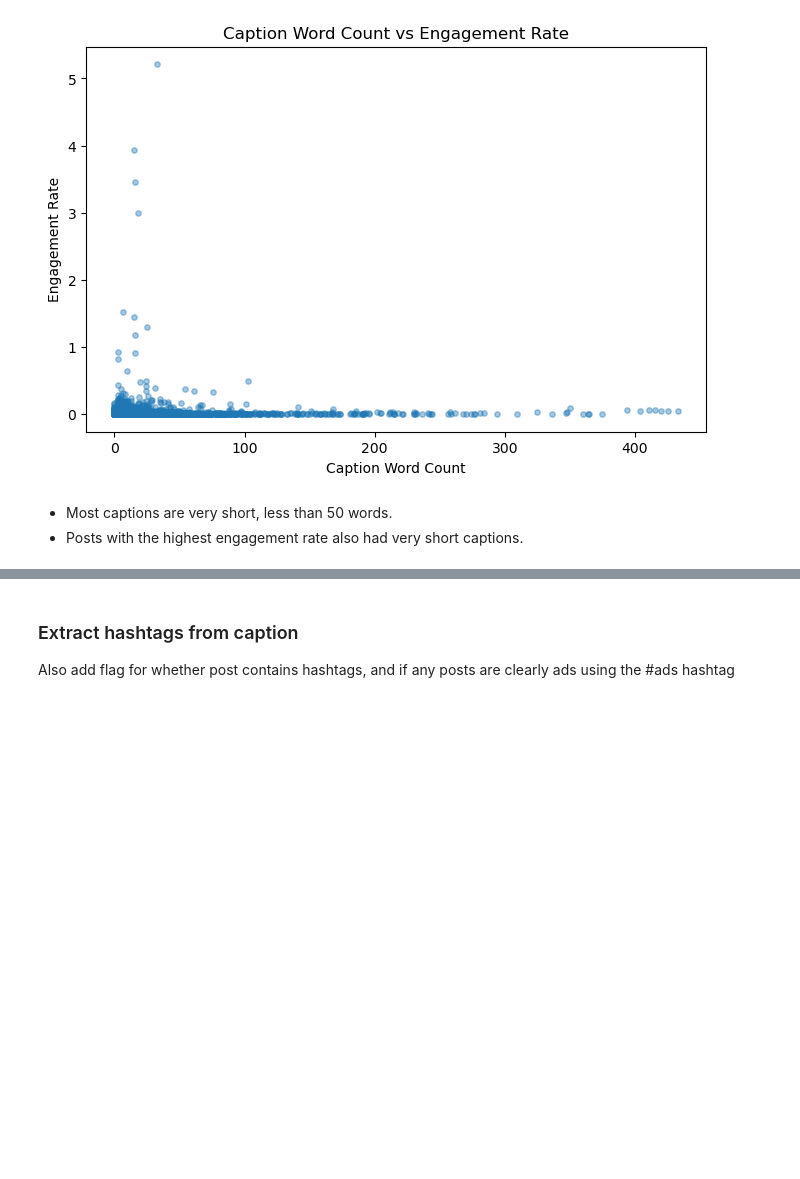
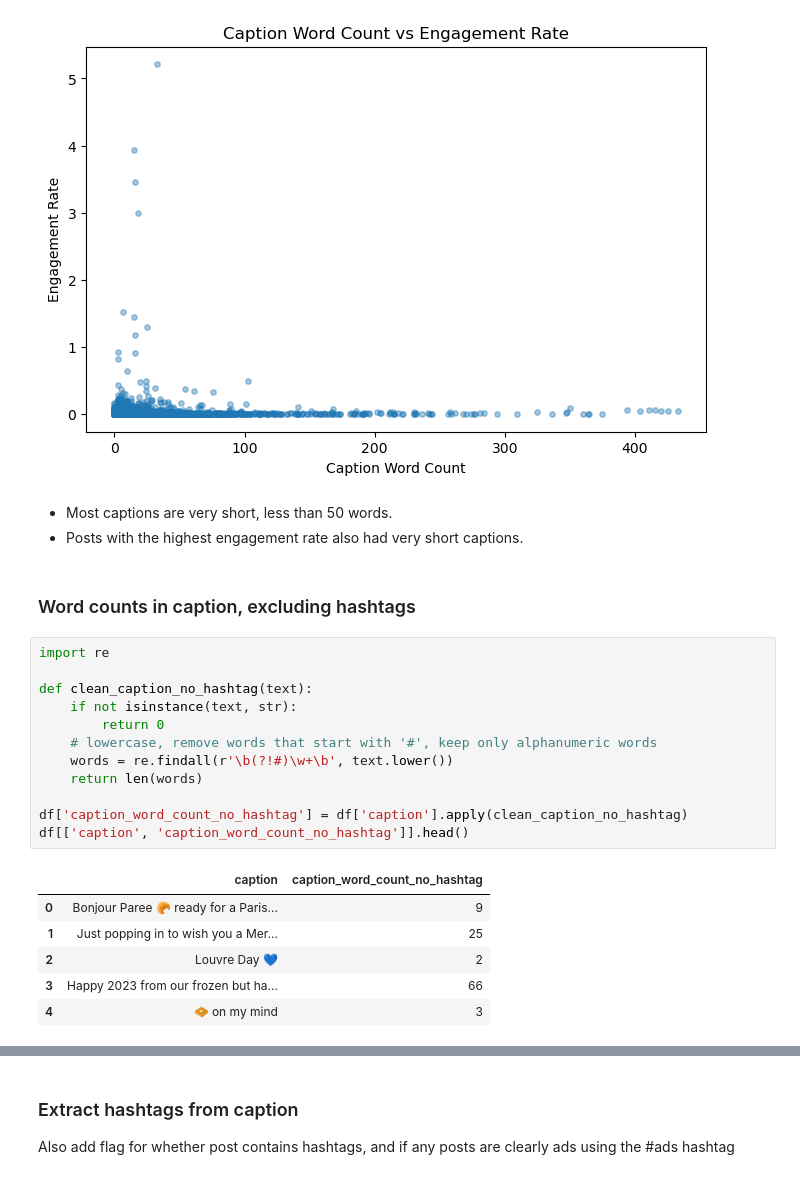
Before and after one commit to cheriechia/genAI-deepL-project, a Jupyter notebook: eda_preprocessing.ipynb, the cells around one changed output, grey strips where cells are left out. Saved outputs shown, nothing was run; the diff lists cells and outputs as text; blank space fills up the shorter version.

```diff
--- a/eda_preprocessing.ipynb
+++ b/eda_preprocessing.ipynb
@@ -859,3 +859,24 @@ plt.show()
 # %% [markdown]
 * Most captions are very short, less than 50 words.
 * Posts with the highest engagement rate also had very short captions.
+# %% [markdown]
+### Word counts in caption, excluding hashtags
+# %%
+import re
+
+def clean_caption_no_hashtag(text):
+    if not isinstance(text, str):
+        return 0
+    # lowercase, remove words that start with '#', keep only alphanumeric words
+    words = re.findall(r'\b(?!#)\w+\b', text.lower())
+    return len(words)
+
+df['caption_word_count_no_hashtag'] = df['caption'].apply(clean_caption_no_hashtag)
+df[['caption', 'caption_word_count_no_hashtag']].head()
+# %% [output]
+|  | caption | caption_word_count_no_hashtag |
+| 0 | Bonjour Paree 🥐 ready for a Paris... | 9 |
+| 1 | Just popping in to wish you a Mer... | 25 |
+| 2 | Louvre Day 💙 | 2 |
+| 3 | Happy 2023 from our frozen but ha... | 66 |
+| 4 | 🧇 on my mind | 3 |
```
Also changed, not shown: parts of 1 cell of this notebook, 1 other file.
